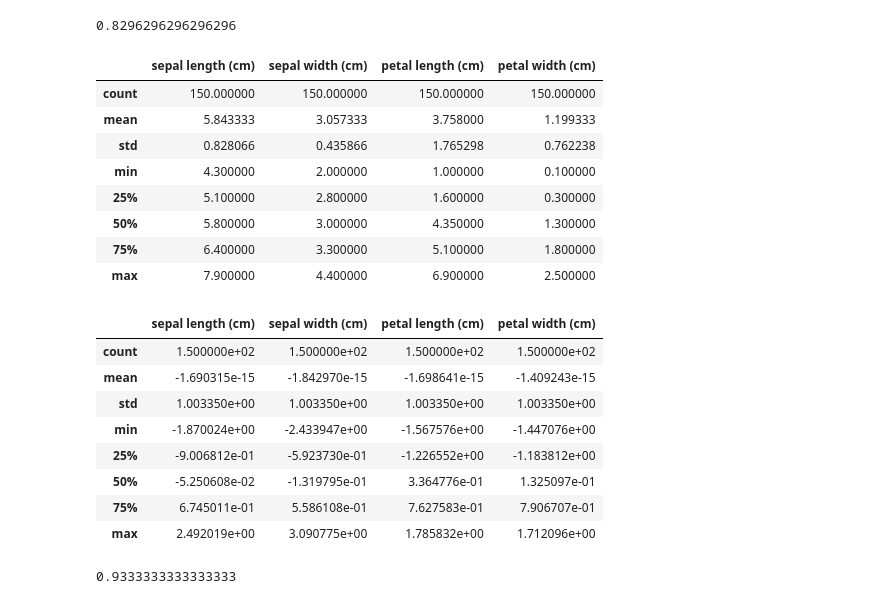
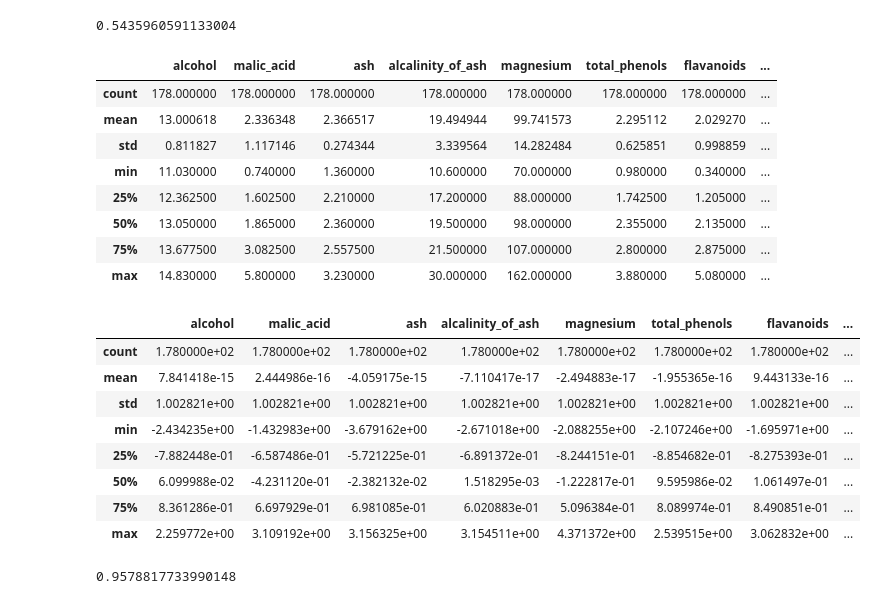
Before and after one commit to yanirachmawati/Tugas_SLO_YaniRachmawati_2101202083, a Jupyter notebook: Multiclass_classification.ipynb, the cells around one changed output. Drawn from its saved outputs; the diff is of its cells as text; code cells hidden in the pictures.

```diff
--- a/Multiclass_classification.ipynb
+++ b/Multiclass_classification.ipynb
@@ -3,6 +3,6 @@
 # %%
 from sklearn import datasets
 
-iris_bunch = datasets.load_iris()
-iris_bunch.keys()
+wine_bunch = datasets.load_wine()
+wine_bunch.keys()
 # %% [output]
@@ -134,20 +146,20 @@ from sklearn.metrics import f1_score
 from sklearn.model_selection import cross_val_score
 from sklearn.model_selection import train_test_split
 
-iris_bunch = datasets.load_iris()
-iris_bunch.keys()
+wine_bunch = datasets.load_wine()
+wine_bunch.keys()
 
-FEATURES = iris_bunch['feature_names']
+FEATURES = wine_bunch['feature_names']
 TARGET = 'species'
 
-iris_df = pd.DataFrame(iris_bunch['data'], columns=FEATURES)
-iris_df[TARGET] = iris_bunch['target']
+wine_df = pd.DataFrame(wine_bunch['data'], columns=FEATURES)
+wine_df[TARGET] = wine_bunch['target']
 
 X_train, X_test, y_train, y_test = train_test_split(
-    iris_df[FEATURES],
-    iris_df[TARGET],
-    test_size=0.1,
-    stratify=iris_df[TARGET])
+    wine_df[FEATURES],
+    wine_df[TARGET],
+    test_size=0.2,
+    stratify=wine_df[TARGET])
 
 # Solution Starts Here
 
@@ -164,43 +176,43 @@ scores = cross_val_score(
 
 scores.mean()
 # %% [output]
-0.8296296296296296
+0.5435960591133004
 # %%
 X_validation = X_test
 y_validation = y_test
 # %%
-iris_df[FEATURES].describe()
+wine_df[FEATURES].describe()
 # %% [output]
-|  | sepal length (cm) | sepal width (cm) | petal length (cm) | petal width (cm) |
-| count | 150.000000 | 150.000000 | 150.000000 | 150.000000 |
-| mean | 5.843333 | 3.057333 | 3.758000 | 1.199333 |
-| std | 0.828066 | 0.435866 | 1.765298 | 0.762238 |
-| min | 4.300000 | 2.000000 | 1.000000 | 0.100000 |
-| 25% | 5.100000 | 2.800000 | 1.600000 | 0.300000 |
-| 50% | 5.800000 | 3.000000 | 4.350000 | 1.300000 |
-| 75% | 6.400000 | 3.300000 | 5.100000 | 1.800000 |
-| max | 7.900000 | 4.400000 | 6.900000 | 2.500000 |
+|  | alcohol | malic_acid | ash | alcalinity_of_ash | magnesium | total_phenols | flavanoids | ... |
+| count | 178.000000 | 178.000000 | 178.000000 | 178.000000 | 178.000000 | 178.000000 | 178.000000 | ... |
+| mean | 13.000618 | 2.336348 | 2.366517 | 19.494944 | 99.741573 | 2.295112 | 2.029270 | ... |
+| std | 0.811827 | 1.117146 | 0.274344 | 3.339564 | 14.282484 | 0.625851 | 0.998859 | ... |
+| min | 11.030000 | 0.740000 | 1.360000 | 10.600000 | 70.000000 | 0.980000 | 0.340000 | ... |
+| 25% | 12.362500 | 1.602500 | 2.210000 | 17.200000 | 88.000000 | 1.742500 | 1.205000 | ... |
+| 50% | 13.050000 | 1.865000 | 2.360000 | 19.500000 | 98.000000 | 2.355000 | 2.135000 | ... |
+| 75% | 13.677500 | 3.082500 | 2.557500 | 21.500000 | 107.000000 | 2.800000 | 2.875000 | ... |
+| max | 14.830000 | 5.800000 | 3.230000 | 30.000000 | 162.000000 | 3.880000 | 5.080000 | ... |
 # %%
 from sklearn.preprocessing import StandardScaler
 
 scaler = StandardScaler()
 
-scaler.fit(iris_df[FEATURES])
+scaler.fit(wine_df[FEATURES])
 
 pd.DataFrame(
-    scaler.transform(iris_df[FEATURES]),
+    scaler.transform(wine_df[FEATURES]),
     columns=FEATURES
 ).describe()
 # %% [output]
-|  | sepal length (cm) | sepal width (cm) | petal length (cm) | petal width (cm) |
-| count | 1.500000e+02 | 1.500000e+02 | 1.500000e+02 | 1.500000e+02 |
-| mean | -1.690315e-15 | -1.842970e-15 | -1.698641e-15 | -1.409243e-15 |
-| std | 1.003350e+00 | 1.003350e+00 | 1.003350e+00 | 1.003350e+00 |
-| min | -1.870024e+00 | -2.433947e+00 | -1.567576e+00 | -1.447076e+00 |
-| 25% | -9.006812e-01 | -5.923730e-01 | -1.226552e+00 | -1.183812e+00 |
-| 50% | -5.250608e-02 | -1.319795e-01 | 3.364776e-01 | 1.325097e-01 |
-| 75% | 6.745011e-01 | 5.586108e-01 | 7.627583e-01 | 7.906707e-01 |
-| max | 2.492019e+00 | 3.090775e+00 | 1.785832e+00 | 1.712096e+00 |
+|  | alcohol | malic_acid | ash | alcalinity_of_ash | magnesium | total_phenols | flavanoids | ... |
+| count | 1.780000e+02 | 1.780000e+02 | 1.780000e+02 | 1.780000e+02 | 1.780000e+02 | 1.780000e+02 | 1.780000e+02 | ... |
+| mean | 7.841418e-15 | 2.444986e-16 | -4.059175e-15 | -7.110417e-17 | -2.494883e-17 | -1.955365e-16 | 9.443133e-16 | ... |
+| std | 1.002821e+00 | 1.002821e+00 | 1.002821e+00 | 1.002821e+00 | 1.002821e+00 | 1.002821e+00 | 1.002821e+00 | ... |
+| min | -2.434235e+00 | -1.432983e+00 | -3.679162e+00 | -2.671018e+00 | -2.088255e+00 | -2.107246e+00 | -1.695971e+00 | ... |
+| 25% | -7.882448e-01 | -6.587486e-01 | -5.721225e-01 | -6.891372e-01 | -8.244151e-01 | -8.854682e-01 | -8.275393e-01 | ... |
+| 50% | 6.099988e-02 | -4.231120e-01 | -2.382132e-02 | 1.518295e-03 | -1.222817e-01 | 9.595986e-02 | 1.061497e-01 | ... |
+| 75% | 8.361286e-01 | 6.697929e-01 | 6.981085e-01 | 6.020883e-01 | 5.096384e-01 | 8.089974e-01 | 8.490851e-01 | ... |
+| max | 2.259772e+00 | 3.109192e+00 | 3.156325e+00 | 3.154511e+00 | 4.371372e+00 | 2.539515e+00 | 3.062832e+00 | ... |
 # %%
 from sklearn.pipeline import Pipeline
 
@@ -220,7 +232,7 @@ scores = cross_val_score(
 
 scores.mean()
 # %% [output]
-0.9333333333333333
+0.9578817733990148
 # %%
 import pandas as pd
 
```
Also changed, not shown: parts of 16 cells of this notebook.
